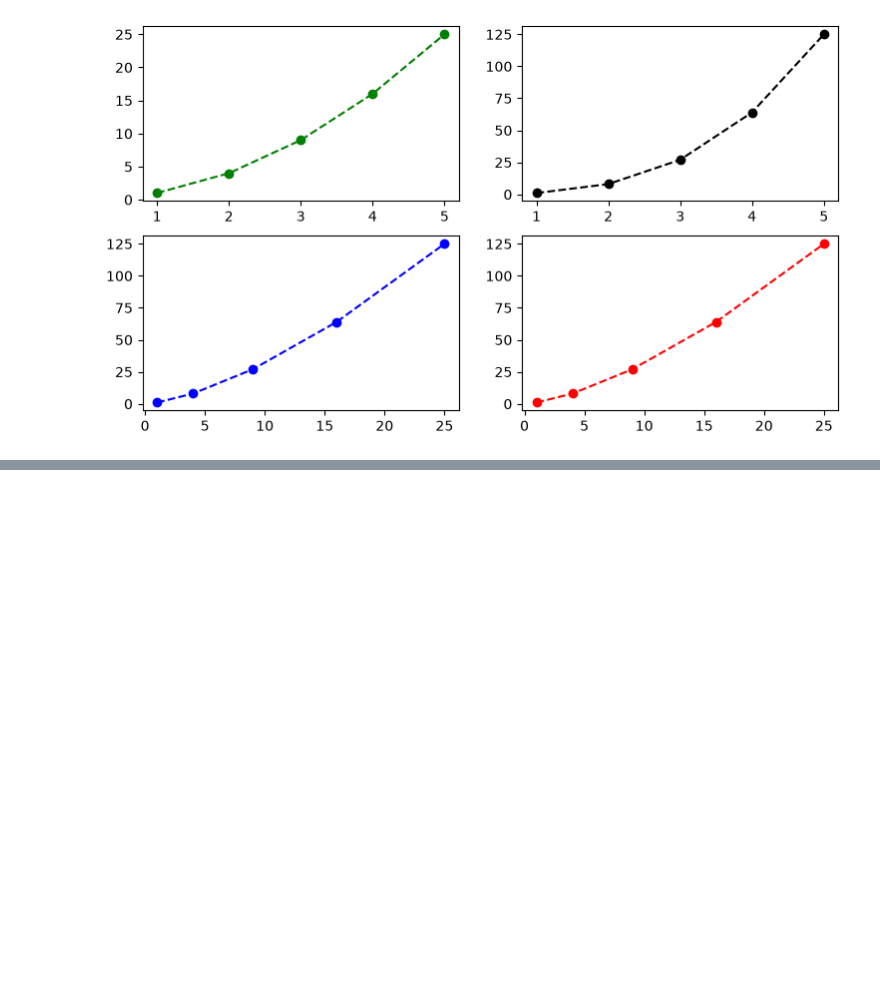
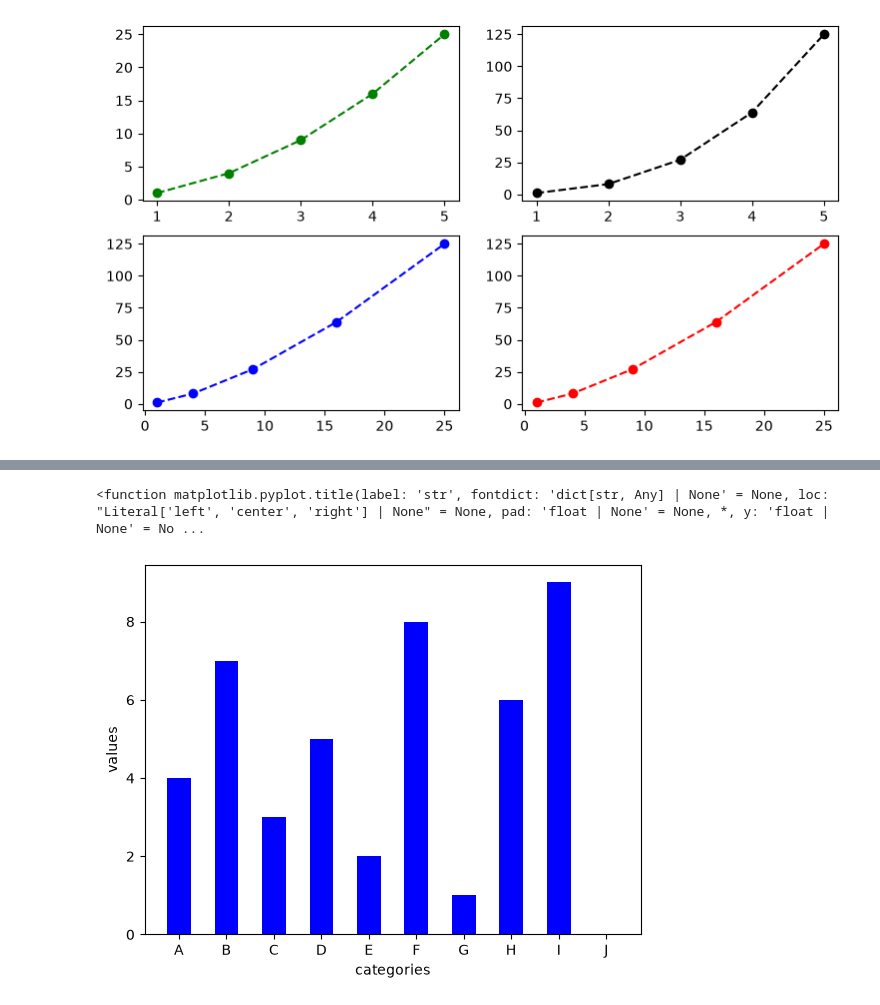
Before and after one commit to shivareddy24/ML, a Jupyter notebook: DataVisualization.ipynb/Matplotlib.ipynb, the cells around one changed output, grey strips where cells are left out. Saved outputs shown, nothing was run; the diff lists cells and outputs as text; code cells hidden in the pictures; blank space fills up the shorter version.

Commit message:
datavisualization_matplotlib

```diff
--- a/DataVisualization.ipynb/Matplotlib.ipynb
+++ b/DataVisualization.ipynb/Matplotlib.ipynb
@@ -55,0 +63,10 @@ plt.plot(y,z,color='red',linestyle='--',marker='o')
+# %%
+categories = ['A','B','C','D','E','F','G','H','I','J']
+values = [4,7,3,5,2,8,1,6,9,0]
+plt.bar(categories, values,color='blue', width=0.5)
+plt.xlabel("categories")
+plt.ylabel("values")
+plt.title
+# %% [output]
+<function matplotlib.pyplot.title(label: 'str', fontdict: 'dict[str, Any] | None' = None, loc: "Literal['left', 'center', 'right'] | None" = None, pad: 'float | None' = None, *, y: 'float | None' = No ...
+[figure, added]
```
Also changed, not shown: parts of 3 cells of this notebook.
